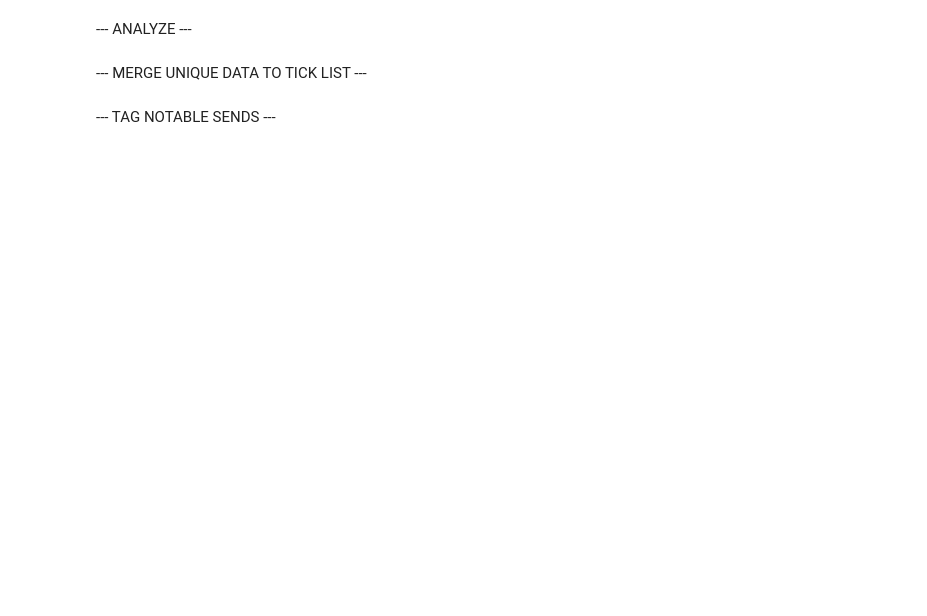
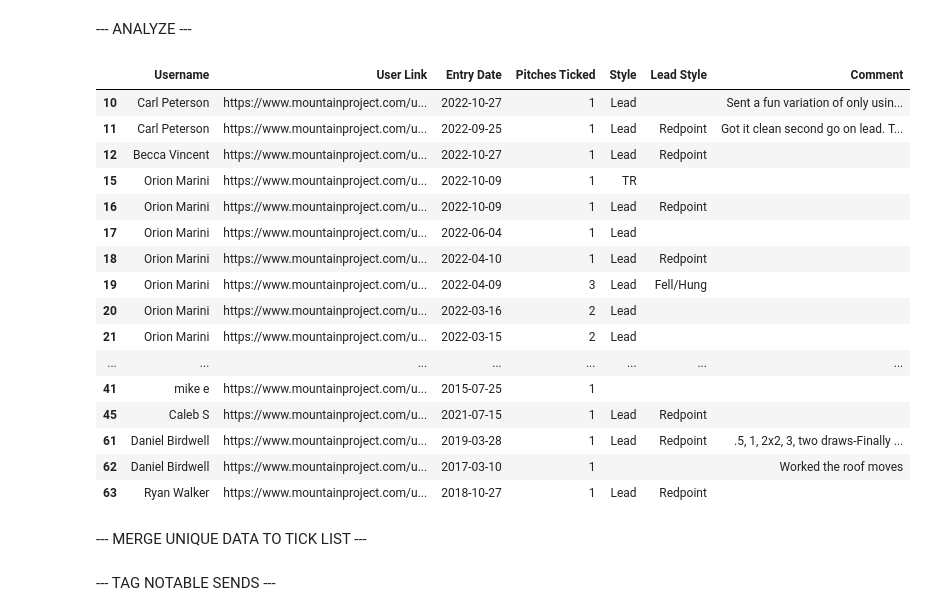
Before and after one commit to Brayden-L/Giza, a Jupyter notebook: Giza/user_send_analytics.ipynb, the cells around one changed output. Cells and saved outputs as stored; diff of their text form; code cells hidden in the pictures; blank space fills up the shorter version.

```diff
--- a/Giza/user_send_analytics.ipynb
+++ b/Giza/user_send_analytics.ipynb
@@ -80,6 +75,27 @@ df_usend_uniq.to_pickle('../Data_Archive/df_usend_archive')
 # To load the new pickle file
 picklefile = open('../Data_Archive/df_usend_archive', 'rb')
 df_usend_uniq = pickle.load(picklefile)
+# %%
+rp_unames = df_sample[df_sample['Lead Style'].isin(CLEAN_SEND_WORKED)]['Username']
+df_sample[df_sample['Username'].isin(rp_unames)]
+# %% [output]
+|  | Username | User Link | Entry Date | Pitches Ticked | Style | Lead Style | Comment |
+| 10 | Carl Peterson | https://www.mountainproject.com/u... | 2022-10-27 | 1 | Lead |  | Sent a fun variation of only usin... |
+| 11 | Carl Peterson | https://www.mountainproject.com/u... | 2022-09-25 | 1 | Lead | Redpoint | Got it clean second go on lead. T... |
+| 12 | Becca Vincent | https://www.mountainproject.com/u... | 2022-10-27 | 1 | Lead | Redpoint |  |
+| 15 | Orion Marini | https://www.mountainproject.com/u... | 2022-10-09 | 1 | TR |  |  |
+| 16 | Orion Marini | https://www.mountainproject.com/u... | 2022-10-09 | 1 | Lead | Redpoint |  |
+| 17 | Orion Marini | https://www.mountainproject.com/u... | 2022-06-04 | 1 | Lead |  |  |
+| 18 | Orion Marini | https://www.mountainproject.com/u... | 2022-04-10 | 1 | Lead | Redpoint |  |
+| 19 | Orion Marini | https://www.mountainproject.com/u... | 2022-04-09 | 3 | Lead | Fell/Hung |  |
+| 20 | Orion Marini | https://www.mountainproject.com/u... | 2022-03-16 | 2 | Lead |  |  |
+| 21 | Orion Marini | https://www.mountainproject.com/u... | 2022-03-15 | 2 | Lead |  |  |
+| ... | ... | ... | ... | ... | ... | ... | ... |
+| 41 | mike e | https://www.mountainproject.com/u... | 2015-07-25 | 1 |  |  |  |
+| 45 | Caleb S | https://www.mountainproject.com/u... | 2021-07-15 | 1 | Lead | Redpoint |  |
+| 61 | Daniel Birdwell | https://www.mountainproject.com/u... | 2019-03-28 | 1 | Lead | Redpoint | .5, 1, 2x2, 3, two draws-Finally ... |
+| 62 | Daniel Birdwell | https://www.mountainproject.com/u... | 2017-03-10 | 1 |  |  | Worked the roof moves |
+| 63 | Ryan Walker | https://www.mountainproject.com/u... | 2018-10-27 | 1 | Lead | Redpoint |  |
 # %%
 df_usend_uniq = tick_analysis(df_usend_uniq)
 # %% [markdown]
```
Also changed, not shown: parts of 2 cells of this notebook, 1 other file.
